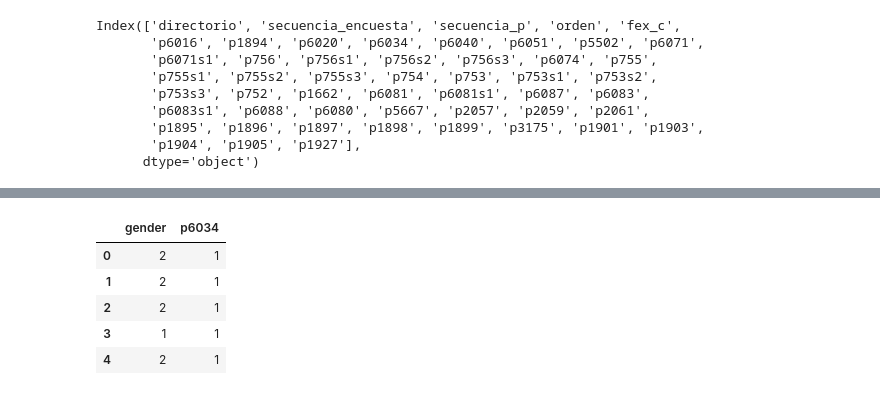
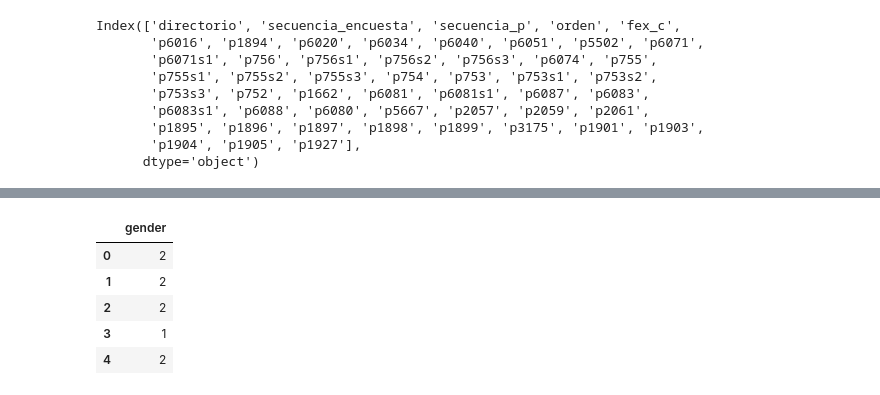
Before and after one commit to theaok/linaColMex, a Jupyter notebook: linaColMex.ipynb, the cells around one changed output, grey strips where cells are left out. Saved outputs shown, nothing was run; the diff lists cells and outputs as text; code cells hidden in the pictures.

```diff
--- a/linaColMex.ipynb
+++ b/linaColMex.ipynb
@@ -223,9 +244,11 @@ De acuerdo con su cultura, pueblo o rasgos físicos, : (P6080) indigenous people
 #https://microdatos.dane.gov.co/index.php/catalog/734/data-dictionary/F3?file_name=Caracteristicas%20y%20composicion%20del%20hogar
 chaComHog.rename(columns={
     'p6020': 'gender',
-    'p6051': 'hhHead',
-    'p756' : 'bornWhere',
-    'p756s1': 'department'
+    'p6051': 'hh head',
+    'p756' : 'born where',
+    'p756s1': 'department',
+    'p1895': 'life satisfaction'
+
     }, inplace=True)
 chaComHog.columns
 # %% [output]
@@ -317,9 +357,9 @@ KeyError: 'department'
 # %%
-chaComHog[['gender', 'p6034']].head()
+chaComHog[['gender']].head()
 # %% [output]
-|  | gender | p6034 |
-| 0 | 2 | 1 |
-| 1 | 2 | 1 |
-| 2 | 2 | 1 |
-| 3 | 1 | 1 |
-| 4 | 2 | 1 |
+|  | gender |
+| 0 | 2 |
+| 1 | 2 |
+| 2 | 2 |
+| 3 | 1 |
+| 4 | 2 |
```
Also changed, not shown: parts of 10 cells of this notebook.
